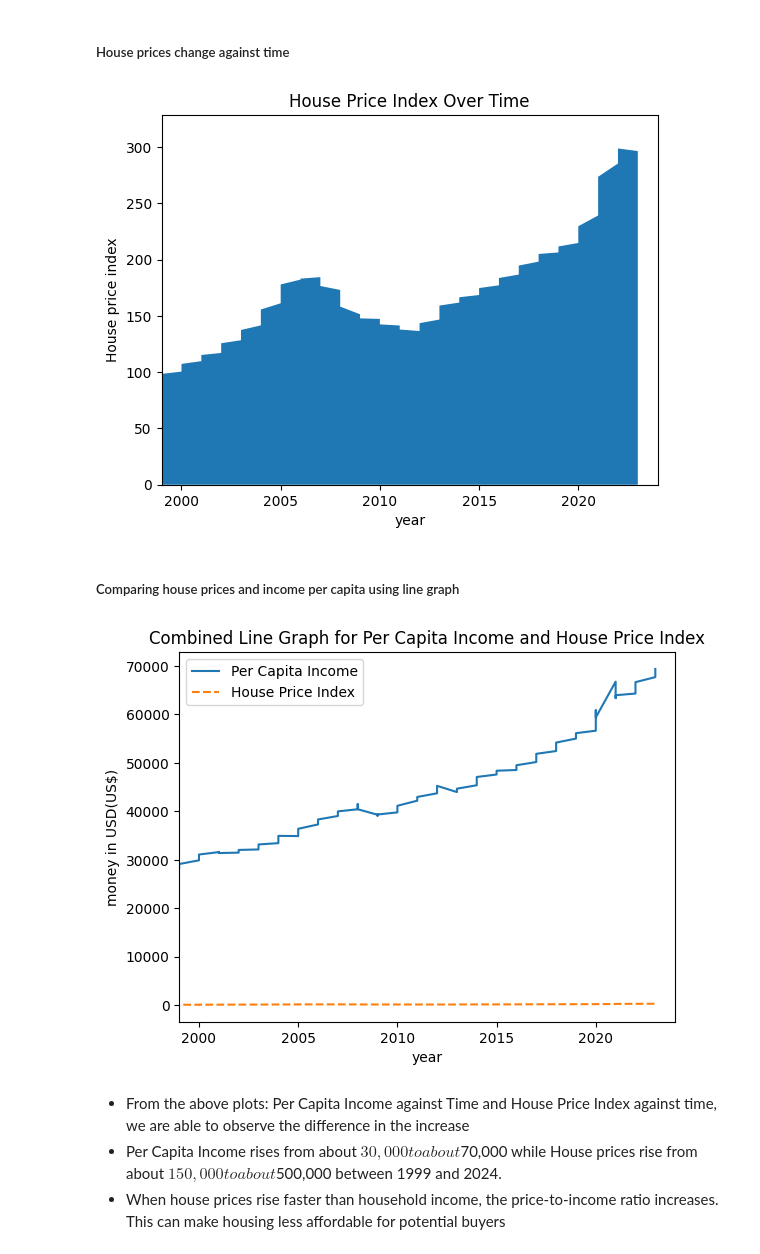
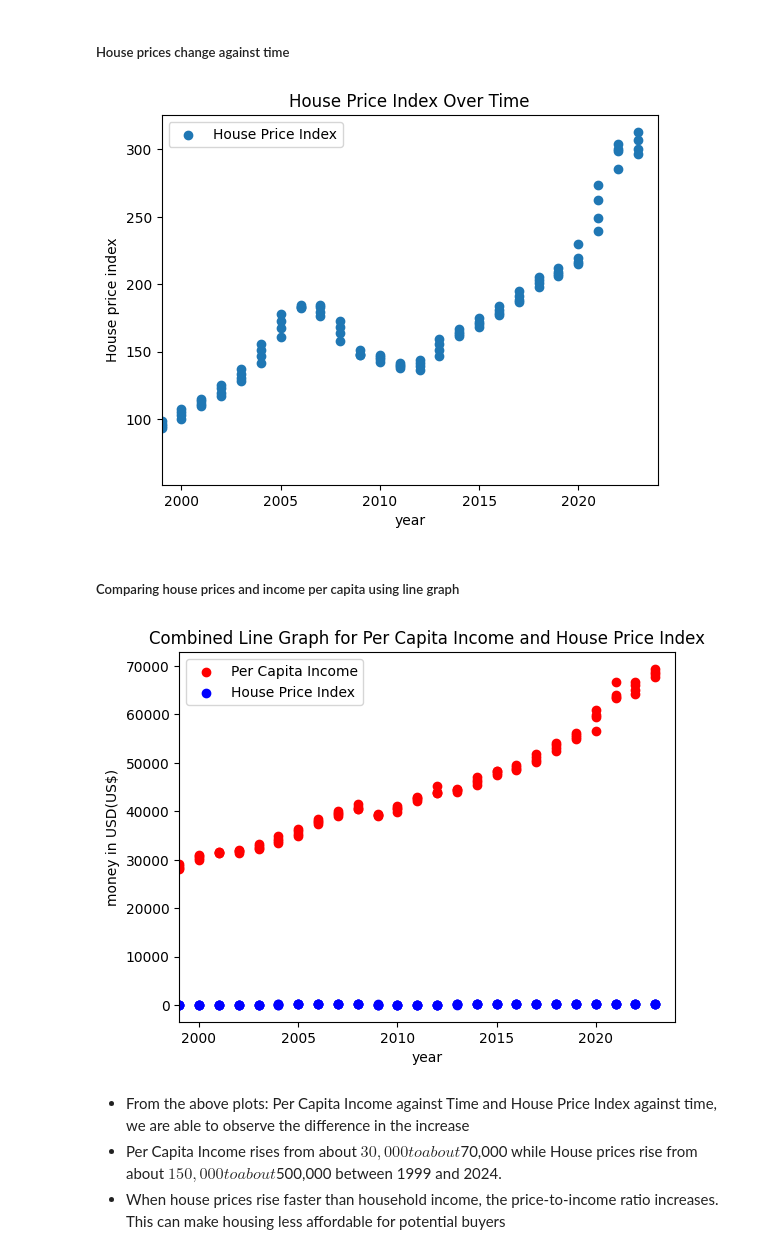
Before and after one commit to Dan-njuguna/usa_house_price_predictor, a Jupyter notebook: housing_prices_usa.ipynb, the cells around one changed output. Cells and saved outputs as stored; diff of their text form; code cells hidden in the pictures.

```diff
--- a/housing_prices_usa.ipynb
+++ b/housing_prices_usa.ipynb
@@ -146,20 +146,21 @@ plt.show()
 <h5>House prices change against time</h5>
 # %%
 plt.figure()
-plt.stackplot(hp_pci.year, hp_pci.house_price_index)
+plt.scatter(hp_pci.year, hp_pci.house_price_index, label="House Price Index")
 plt.xlim(1999, 2024)
 plt.xlabel("year")
 plt.ylabel("House price index")
 plt.title("House Price Index Over Time")
+plt.legend()
 plt.show()
 # %% [output]
-[figure, old version]
+[figure, new version]
 # %% [markdown]
 <h5>Comparing house prices and income per capita using line graph</h5>
 # %%
 plt.figure()
-plt.plot(hp_pci.year, hp_pci.per_capita_income, label="Per Capita Income")
-plt.plot(hp_pci.year, hp_pci.house_price_index, label="House Price Index", linestyle = "--")
+plt.scatter(hp_pci.year, hp_pci.per_capita_income, label="Per Capita Income", color="red")
+plt.scatter(hp_pci.year, hp_pci.house_price_index, label="House Price Index", color="blue")
 plt.xlim(1999, 2024)
 plt.xlabel("year")
 plt.ylabel("money in USD(US$)")
@@ -167,7 +168,7 @@ plt.title("Combined Line Graph for Per Capita Income and House Price Index")
 plt.legend()
 plt.show()
 # %% [output]
-[figure, old version]
+[figure, new version]
 # %% [markdown]
 <ul>
 <li>From the above plots: Per Capita Income against Time and House Price Index against time, we are able to observe the difference in the increase</li>
```
Also changed, not shown: parts of 6 cells of this notebook.
